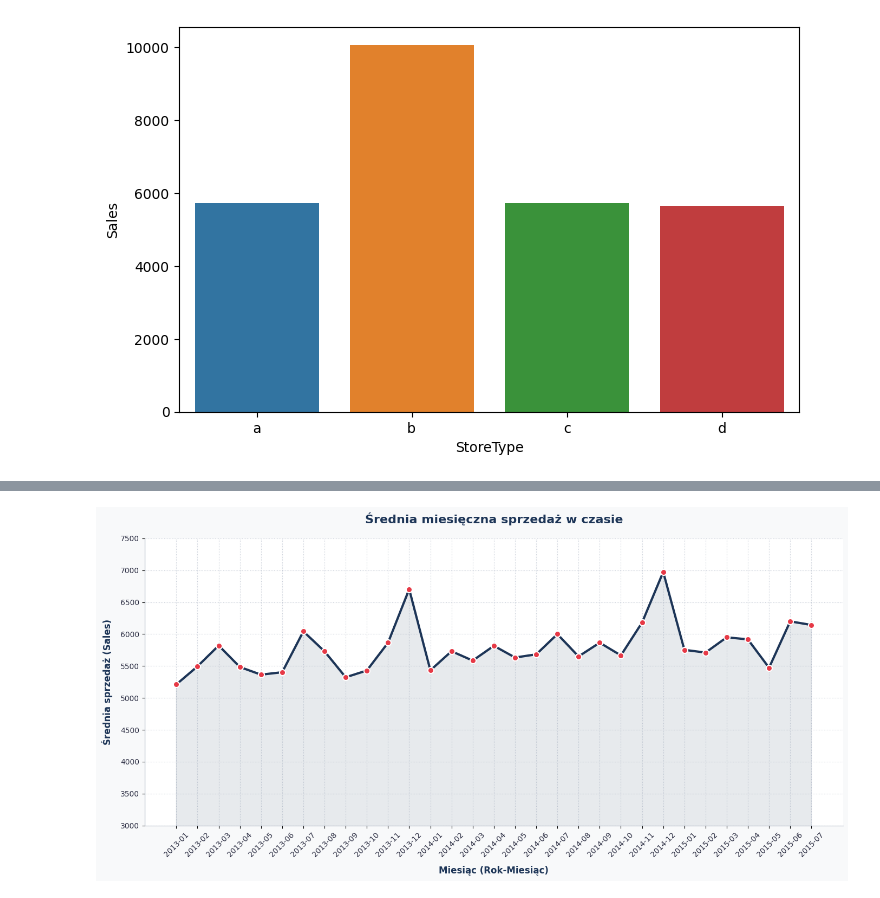
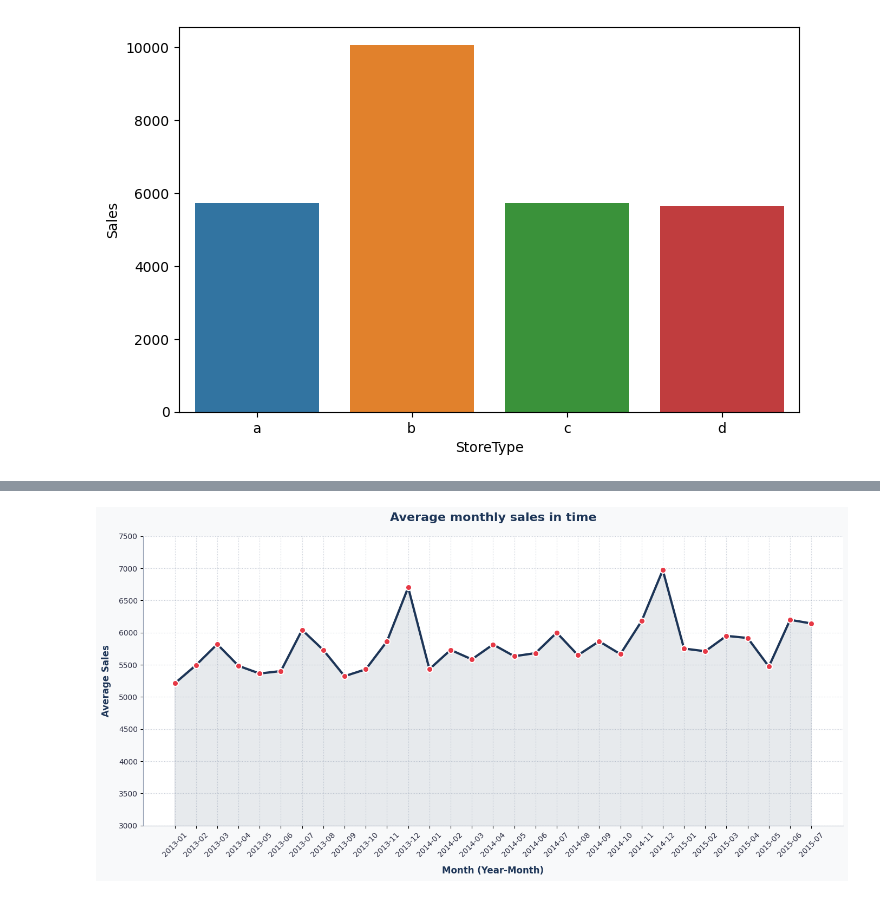
Before and after one commit to szymonczaja/Time-Series-Analysis, a Jupyter notebook: notebooks/01_eda.ipynb, the cells around one changed output, grey strips where cells are left out. Saved outputs shown, nothing was run; the diff lists cells and outputs as text; code cells hidden in the pictures.

```diff
--- a/notebooks/01_eda.ipynb
+++ b/notebooks/01_eda.ipynb
@@ -4,7 +10,7 @@ import numpy as np
 import matplotlib.pyplot as plt
 import seaborn as sns
 # %%
-df_train = pd.read_csv('../data/train.csv')
+df_train = pd.read_csv('../data/train.csv', low_memory=False)
 df_test = pd.read_csv('../data/test.csv')
 df_store = pd.read_csv('../data/store.csv')
 # %%
@@ -251,34 +359,34 @@ plt.plot(
     linewidth=3,
     marker='o',
     markersize=8,
     markerfacecolor='#e63946',
     markeredgecolor='#ffffff',
     markeredgewidth=1.5,
     label='Średnia sprzedaż'
 )
 
 plt.fill_between(
     monthly_sales.index,
     monthly_sales.values,
     color=line_color,
     alpha=0.1
 )
 
 plt.xticks(range(len(monthly_sales)), monthly_sales.index, rotation=45, fontsize=10, color='#2b2d42')
 plt.yticks(fontsize=10, color='#2b2d42')
 
-plt.title('Średnia miesięczna sprzedaż w czasie', fontsize=16, fontweight='bold', pad=20, color='#1d3557')
-plt.xlabel('Miesiąc (Rok-Miesiąc)', fontsize=12, fontweight='semibold', labelpad=10, color='#1d3557')
-plt.ylabel('Średnia sprzedaż (Sales)', fontsize=12, fontweight='semibold', labelpad=10, color='#1d3557')
+plt.title('Average monthly sales in time', fontsize=16, fontweight='bold', pad=20, color='#1d3557')
+plt.xlabel('Month (Year-Month)', fontsize=12, fontweight='semibold', labelpad=10, color='#1d3557')
+plt.ylabel('Average Sales', fontsize=12, fontweight='semibold', labelpad=10, color='#1d3557')
 plt.ylim(3000, 7500)
 plt.grid(True, linestyle=':', alpha=0.5, color='#8d99ae')
 
 for spine in ['top', 'right']:
     ax.spines[spine].set_visible(False)
 ax.spines['left'].set_color('#8d99ae')
 ax.spines['bottom'].set_color('#8d99ae')
 
 plt.tight_layout()
 plt.show()
 # %% [output]
-[figure, old version]
+[figure, new version]
```
Also changed, not shown: parts of 24 cells of this notebook.
